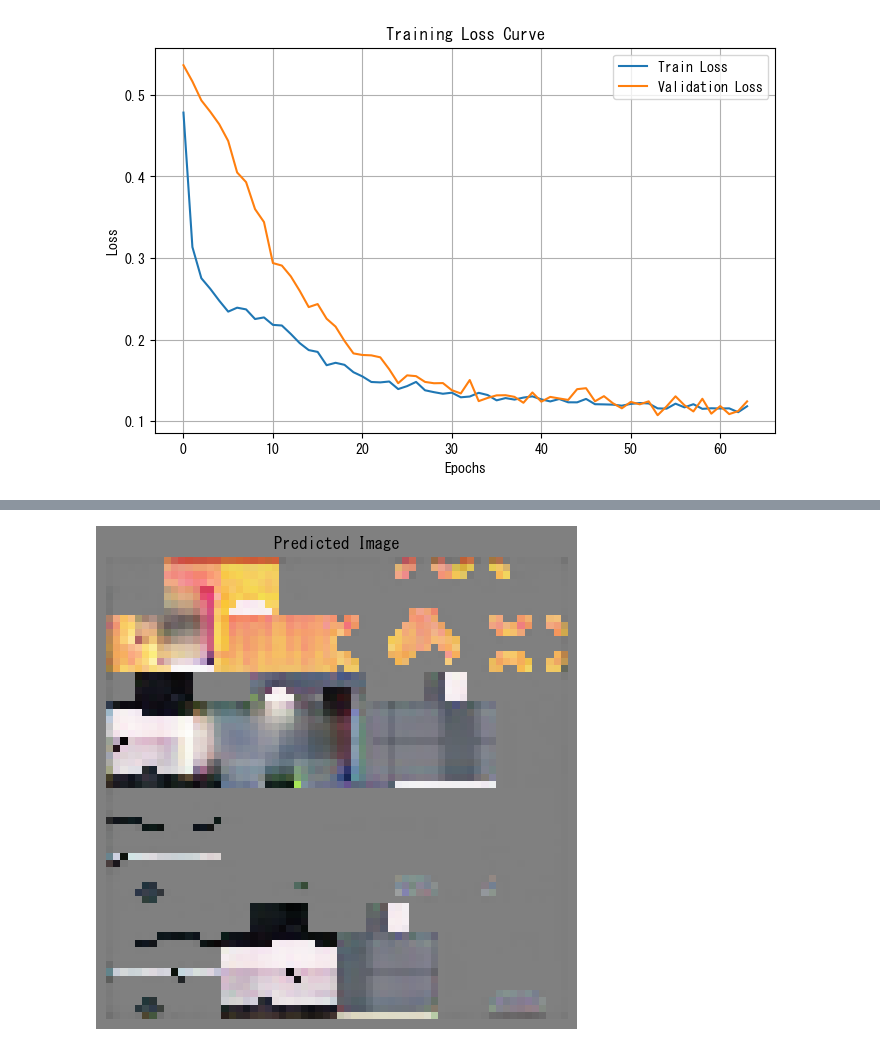
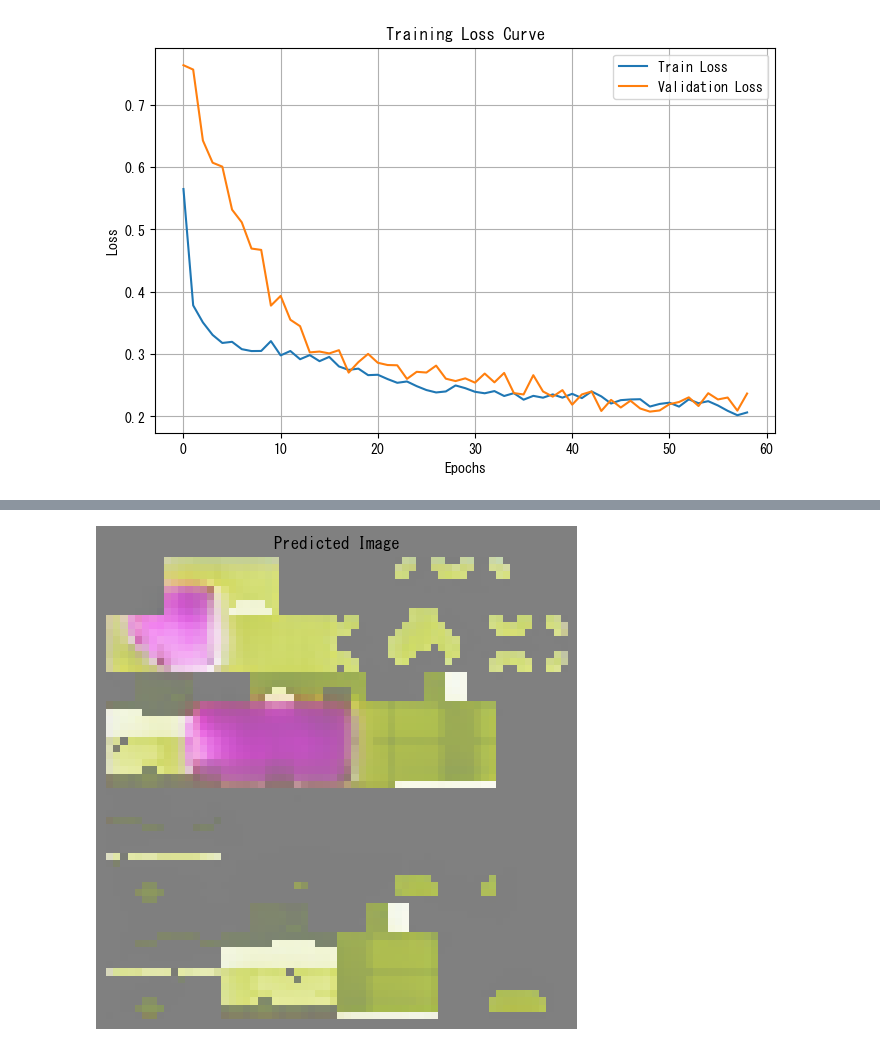
Before and after one commit to yamajunn/IM2MC, a Jupyter notebook: U_NET.ipynb, the cells around one changed output, grey strips where cells are left out. Drawn from its saved outputs; the diff is of its cells as text; code cells hidden in the pictures.

```diff
--- a/U_NET.ipynb
+++ b/U_NET.ipynb
@@ -203,5 +195,6 @@ def ssim_loss(y_true, y_pred):
 # %%
 import tensorflow as tf
+import numpy as np
 
 def l1_loss(y_true, y_pred):
     return tf.reduce_mean(tf.abs(y_true - y_pred))
@@ -232,20 +225,48 @@ def ssim_loss(y_true, y_pred):
     # SSIMを計算
     return 1 - tf.reduce_mean(tf.image.ssim(y_true, y_pred, max_val=1.0))
 
+def laplacian_filter(image):
+    """RGBAの各チャンネルにラプラシアンフィルタを適用"""
+    laplacian_kernel = tf.constant([
+        [0,  1,  0],
+        [1, -4,  1],
+        [0,  1,  0]
+    ], dtype=tf.float32)
+
+    laplacian_kernel = tf.reshape(laplacian_kernel, [3, 3, 1, 1])  # (高さ, 幅, 入力チャンネル, 出力チャンネル)
+
+    # RGBAの各チャンネルに適用するためのフィルタを作成
+    filters = tf.tile(laplacian_kernel, [1, 1, 4, 1])  # (3, 3, 4, 4) に拡張
+
+    # 4次元テンソル (バッチ, 高さ, 幅, チャンネル) の形状を維持
+    image = tf.expand_dims(image, axis=0)  # バッチ次元を追加 (None, H, W, 4)
+    edges = tf.nn.conv2d(image, filters, strides=[1, 1, 1, 1], padding="SAME")
+
+    return tf.squeeze(edges)  # バッチ次元を削除
+
+def laplacian_loss(y_true, y_pred):
+    edge_true = laplacian_filter(y_true)
+    edge_pred = laplacian_filter(y_pred)
+
+    # L1 損失
+    loss = tf.reduce_mean(tf.abs(edge_true - edge_pred))
+    return loss
+
 def total_loss(y_true, y_pred):
-    # loss_l1 = l1_loss(y_true, y_pred)
-    loss_edge = edge_loss(y_true, y_pred)
+    loss_l1 = l1_loss(y_true, y_pred)
+    # loss_edge = edge_loss(y_true, y_pred)
     # loss_mae = mae_loss(y_true, y_pred)
     # loss_mse = mse_loss(y_true, y_pred)
-    loss_ssim = ssim_loss(y_true, y_pred)
+    # loss_ssim = ssim_loss(y_true, y_pred)
+    loss_laplacian = laplacian_loss(y_true, y_pred)
 
-    return 0.1 * loss_edge + 0.9 * loss_ssim
+    return loss_laplacian
 
-model = build_unet_with_attention(input_shape=(64, 64, 5))
+model = build_unet(input_shape=(64, 64, 5))
 
 model.compile(
     optimizer='adam',
-    loss=ssim_loss,
+    loss=total_loss,
 )
 
 model.summary()
@@ -312,7 +333,7 @@ plt.legend()
 plt.grid(True)
 plt.show()
 # %% [output]
-[figure, old version]
+[figure, new version]
 # %%
 model.save('U_NET/UNET.h5')
 # %%
@@ -344,7 +365,7 @@ input_image = tf.expand_dims(input_image, 0)
 
 # 保存された学習済みモデルを読み込む
 # model = load_model('U_NET/UNET.h5')
-model = load_model('U_NET/UNET.h5', custom_objects={'ssim_loss': ssim_loss})
+model = load_model('U_NET/UNET.h5', custom_objects={'total_loss': total_loss})
 
 predicted_image = model.predict(input_image)[0]
 
@@ -360,4 +381,4 @@ plt.show()
-[figure, old version]
+[figure, new version]
 # %%
 import tensorflow as tf
 import os
```
Also changed, not shown: parts of 5 cells of this notebook, 1 other file.
